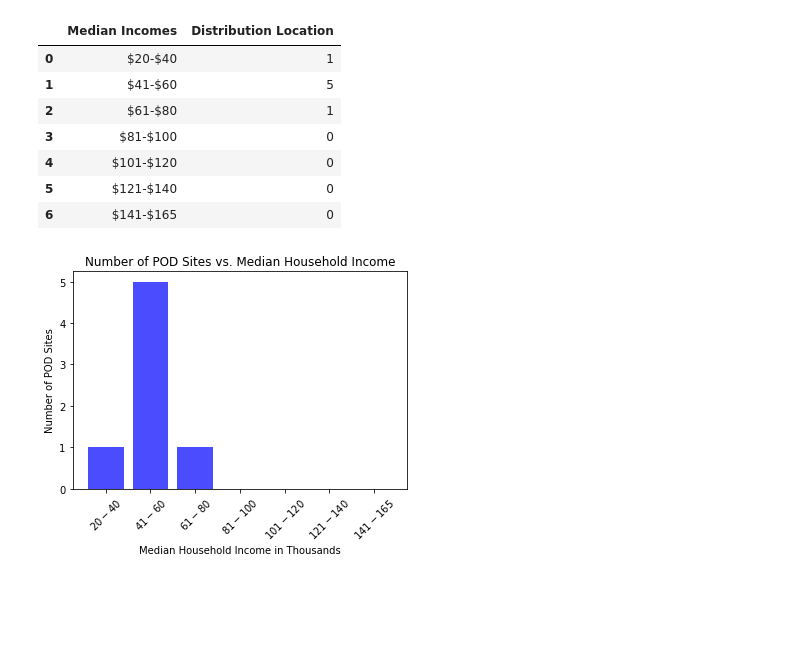
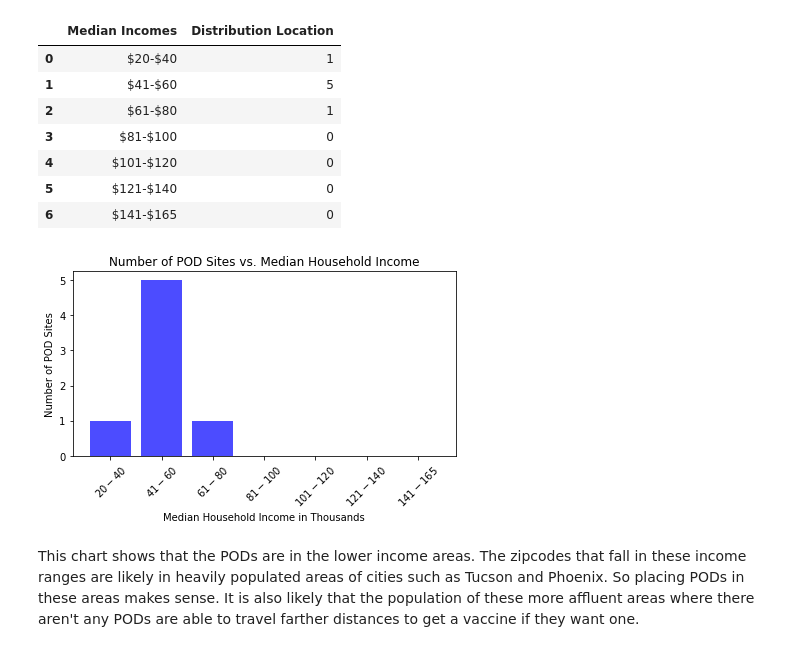
Before and after one commit to ashparra97/project1-collab, a Jupyter notebook: Vaccine_Data_Norman.ipynb, the cells around one changed output. Drawn from its saved outputs; the diff is of its cells as text; code cells hidden in the pictures; blank space fills up the shorter version.

```diff
--- a/Vaccine_Data_Norman.ipynb
+++ b/Vaccine_Data_Norman.ipynb
@@ -150,11 +125,15 @@ median_income_pod_df
 # %%
 # Create bar chart for number of pod locations in zipcodes with median household incomes that fall in each bin
 plt.bar(median_income_pod_df.iloc[:,0], median_income_pod_df.iloc[:,1], color='b', alpha=.7)
 plt.xlabel('Median Household Income in Thousands')
 plt.xticks(rotation = 45)
 plt.ylabel('Number of POD Sites')
 plt.yticks(np.arange(0, 6, 1))
 plt.title('Number of POD Sites vs. Median Household Income')
+plt.tight_layout()
+plt.savefig('Images/POD_sites_vs_income.png', facecolor = 'w')
 plt.show()
 # %% [output]
-[figure, old version]
+[figure, new version]
+# %% [markdown]
+This chart shows that the PODs are in the lower income areas. The zipcodes that fall in these income ranges are likely in heavily populated areas of cities such as Tucson and Phoenix.  So placing PODs in these areas makes sense.  It is also likely that the population of these more affluent areas where there aren't any PODs are able to travel farther distances to get a vaccine if they want one.
```
Also changed, not shown: parts of 4 cells of this notebook.
